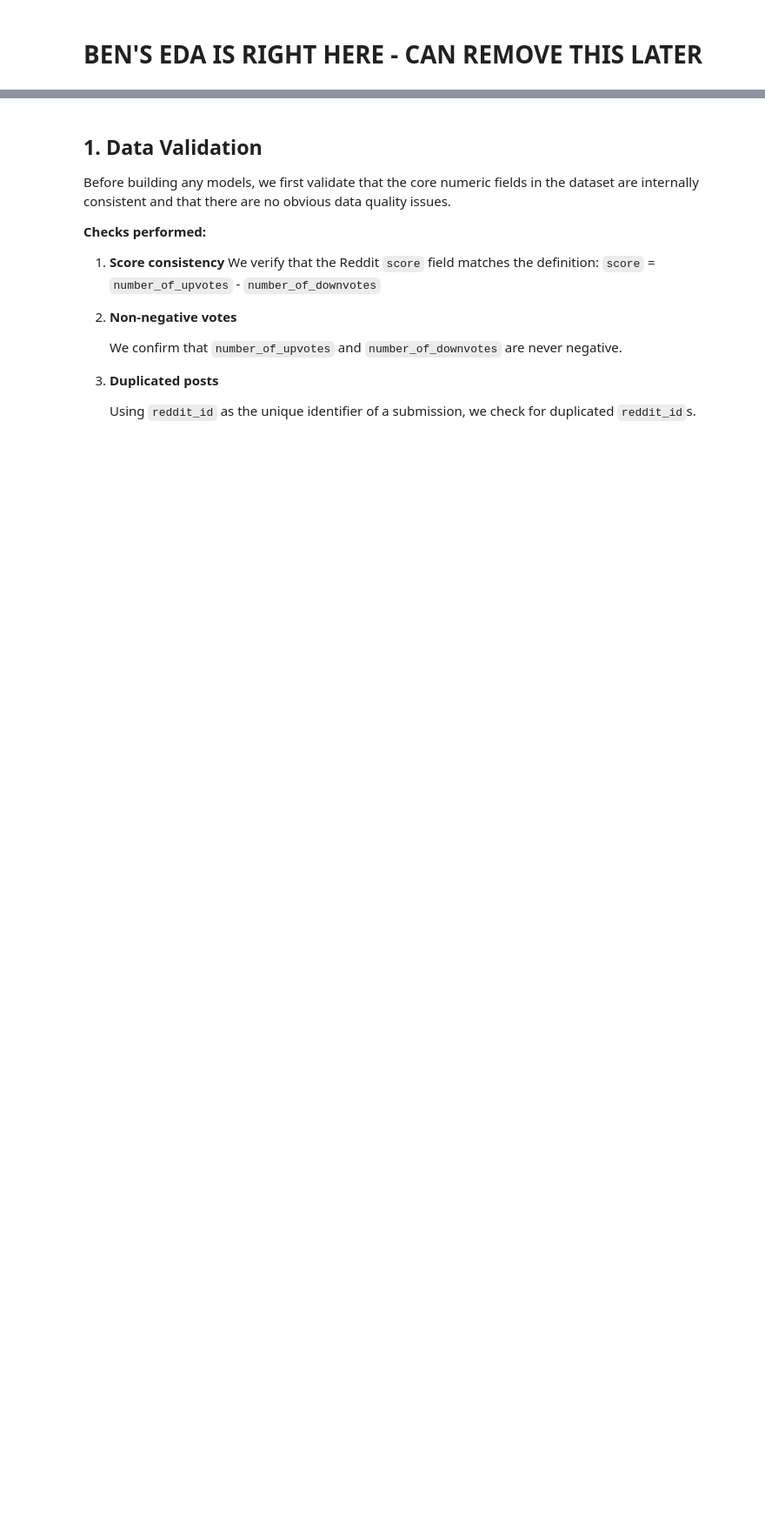
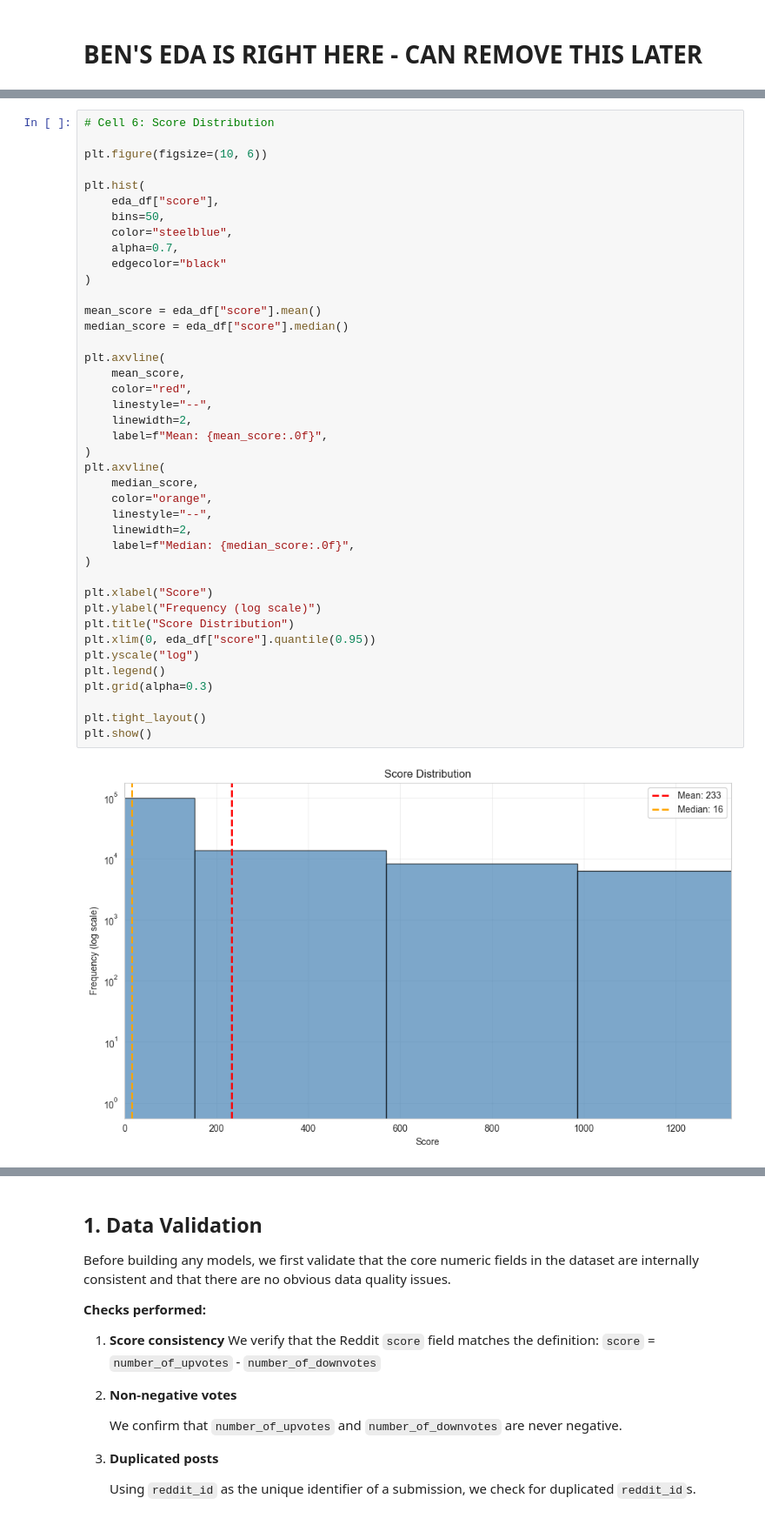
Before and after one commit to rsm-som001/CSE158project, a Jupyter notebook: Master (1).ipynb, the cells around one changed output, grey strips where cells are left out. Shown at 87% size. Saved outputs shown, nothing was run; the diff lists cells and outputs as text; blank space fills up the shorter version.

```diff
--- a/Master (1).ipynb
+++ b/Master (1).ipynb
@@ -217,0 +201,43 @@ Key Findings:
+# %%
+# Cell 6: Score Distribution
+
+plt.figure(figsize=(10, 6))
+
+plt.hist(
+    eda_df["score"],
+    bins=50,
+    color="steelblue",
+    alpha=0.7,
+    edgecolor="black"
+)
+
+mean_score = eda_df["score"].mean()
+median_score = eda_df["score"].median()
+
+plt.axvline(
+    mean_score,
+    color="red",
+    linestyle="--",
+    linewidth=2,
+    label=f"Mean: {mean_score:.0f}",
+)
+plt.axvline(
+    median_score,
+    color="orange",
+    linestyle="--",
+    linewidth=2,
+    label=f"Median: {median_score:.0f}",
+)
+
+plt.xlabel("Score")
+plt.ylabel("Frequency (log scale)")
+plt.title("Score Distribution")
+plt.xlim(0, eda_df["score"].quantile(0.95))
+plt.yscale("log")
+plt.legend()
+plt.grid(alpha=0.3)
+
+plt.tight_layout()
+plt.show()
+# %% [output]
+[figure, added]
```
Also changed, not shown: parts of 10 cells of this notebook.
